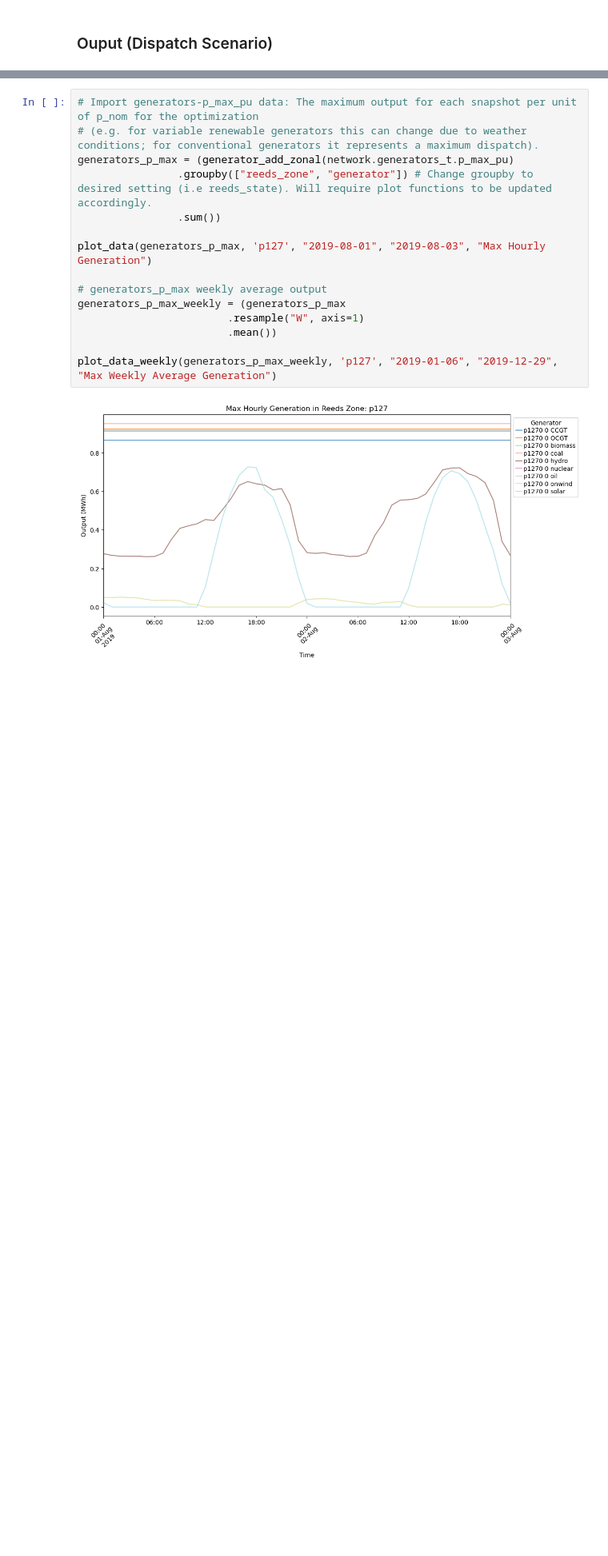
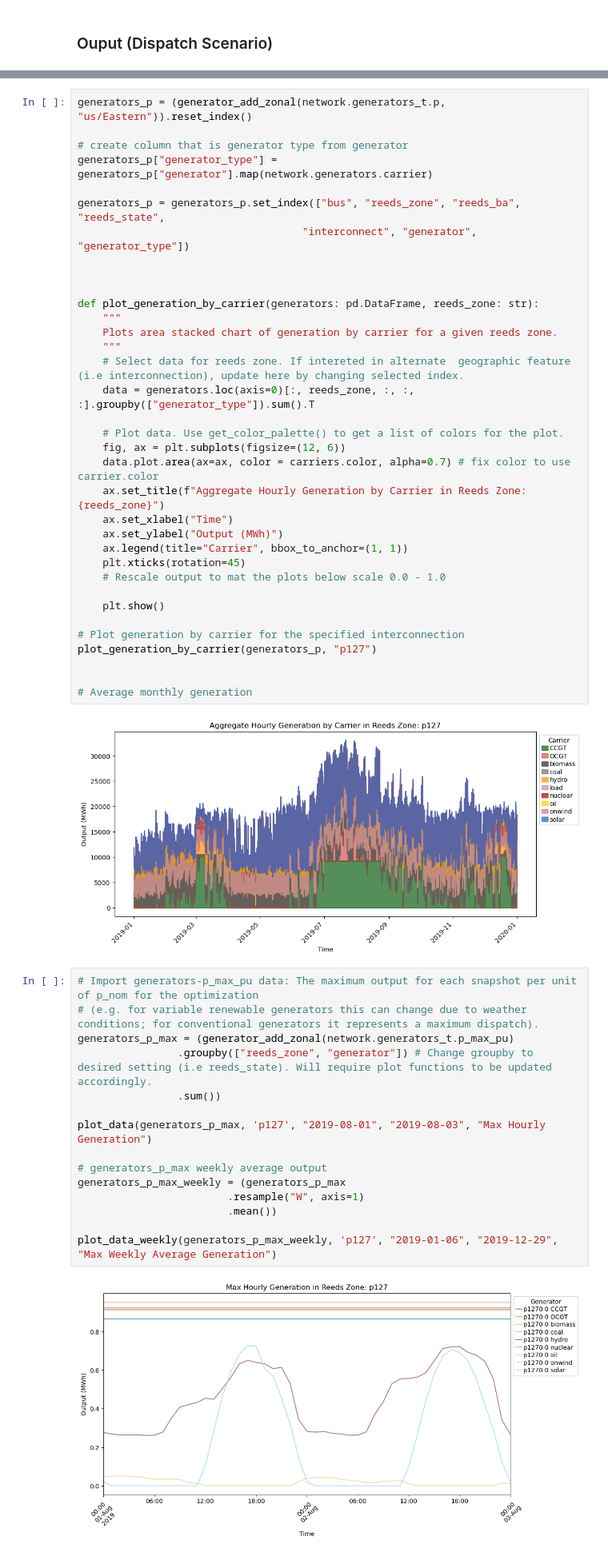
Before and after one commit to af3913/pypsa-usa, a Jupyter notebook: workflow/pypsa-usa_technical_appendix.ipynb, the cells around one changed output, grey strips where cells are left out. Shown at 80% size. Saved outputs shown, nothing was run; the diff lists cells and outputs as text; blank space fills up the shorter version.

```diff
--- a/workflow/pypsa-usa_technical_appendix.ipynb
+++ b/workflow/pypsa-usa_technical_appendix.ipynb
@@ -514,4 +520,41 @@ plot_data_weekly(generators_p_weekly, "p127", "2019-01-01", "2019-12-30", "Avera
 [figure]
+# %%
+generators_p = (generator_add_zonal(network.generators_t.p, "us/Eastern")).reset_index()
+
+# create column that is generator type from generator
+generators_p["generator_type"] = generators_p["generator"].map(network.generators.carrier)
+
+generators_p = generators_p.set_index(["bus", "reeds_zone", "reeds_ba", "reeds_state",
+                                    "interconnect", "generator", "generator_type"])
+
+
+
+def plot_generation_by_carrier(generators: pd.DataFrame, reeds_zone: str):
+    """
+    Plots area stacked chart of generation by carrier for a given reeds zone.
+    """
+    # Select data for reeds zone. If intereted in alternate  geographic feature (i.e interconnection), update here by changing selected index.
+    data = generators.loc(axis=0)[:, reeds_zone, :, :, :].groupby(["generator_type"]).sum().T
+
+    # Plot data. Use get_color_palette() to get a list of colors for the plot.
+    fig, ax = plt.subplots(figsize=(12, 6))
+    data.plot.area(ax=ax, color = carriers.color, alpha=0.7) # fix color to use carrier.color
+    ax.set_title(f"Aggregate Hourly Generation by Carrier in Reeds Zone: {reeds_zone}")
+    ax.set_xlabel("Time")
+    ax.set_ylabel("Output (MWh)")
+    ax.legend(title="Carrier", bbox_to_anchor=(1, 1))
+    plt.xticks(rotation=45)
+    # Rescale output to mat the plots below scale 0.0 - 1.0
+
+    plt.show()
+
+# Plot generation by carrier for the specified interconnection
+plot_generation_by_carrier(generators_p, "p127")
+
+
+# Average monthly generation
+# %% [output]
+[figure, added]
 # %%
 # Import generators-p_max_pu data: The maximum output for each snapshot per unit of p_nom for the optimization
 # (e.g. for variable renewable generators this can change due to weather conditions; for conventional generators it represents a maximum dispatch).
```
Also changed, not shown: parts of 6 cells of this notebook.
